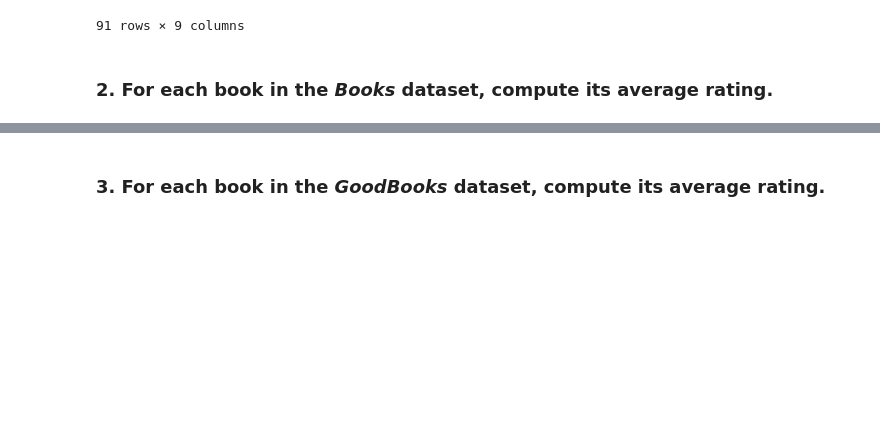
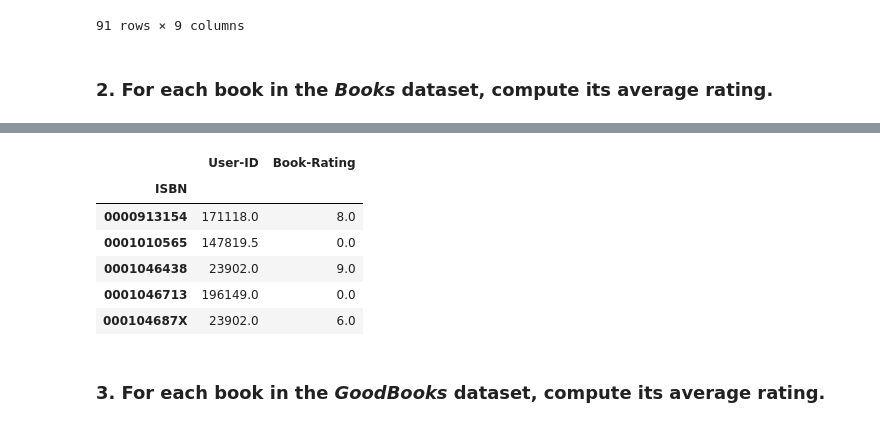
Before and after one commit to lucasammarini/FCSProject-Sammarini-TarolliBrame, a Jupyter notebook: progetto-2021.ipynb, the cells around one changed output, grey strips where cells are left out. Cells and saved outputs as stored; diff of their text form; code cells hidden in the pictures; blank space fills up the shorter version.

```diff
--- a/progetto-2021.ipynb
+++ b/progetto-2021.ipynb
@@ -153,3 +128,15 @@ Name: Book-Rating, Length: 340556, dtype: float64
+# %%
+A= books.merge(books_ratings, how='left', on='ISBN').groupby('ISBN').mean()
+A.head()
+#books_ratings.groupby('ISBN')['Book-Rating'].mean()
+# %% [output]
+|  | User-ID | Book-Rating |
+| ISBN |  |  |
+| 0000913154 | 171118.0 | 8.0 |
+| 0001010565 | 147819.5 | 0.0 |
+| 0001046438 | 23902.0 | 9.0 |
+| 0001046713 | 196149.0 | 0.0 |
+| 000104687X | 23902.0 | 6.0 |
 # %% [markdown]
 ### 3. For each book in the *GoodBooks* dataset, compute its average rating.
 # %%
```
Also changed, not shown: parts of 2 cells of this notebook.
